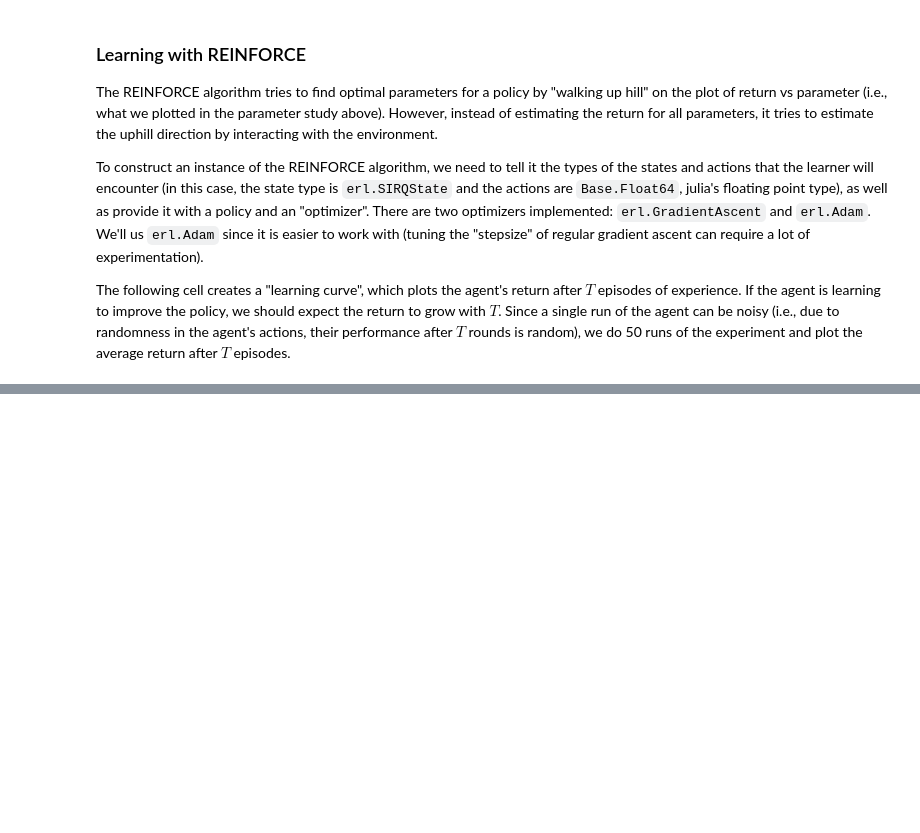
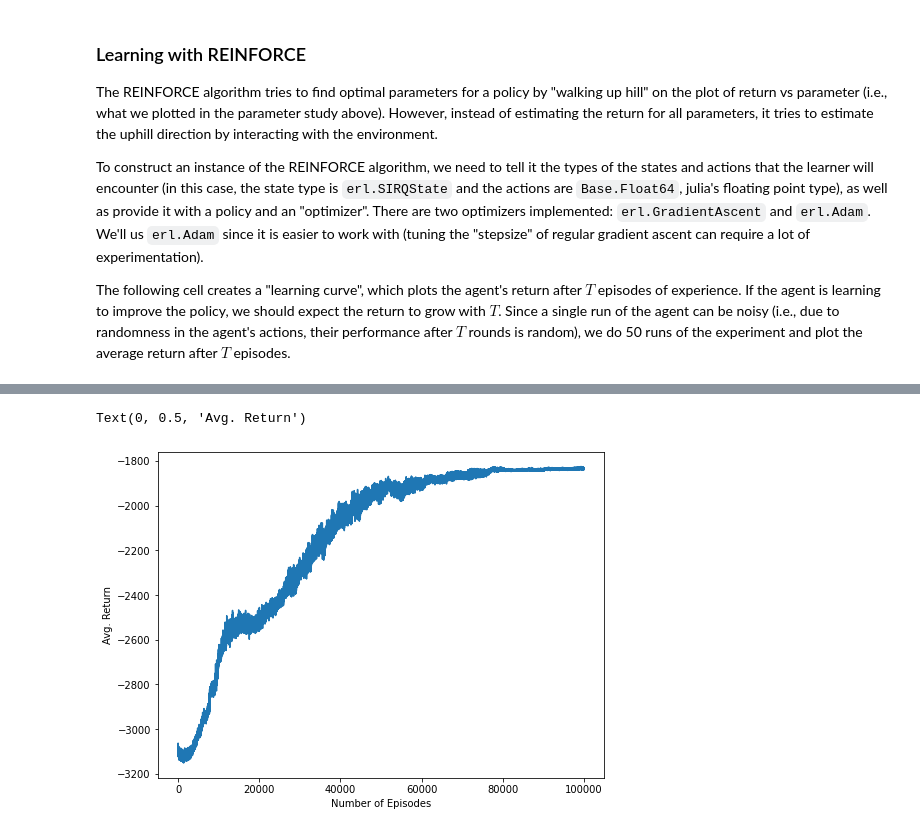
Before and after one commit to TravisBarryDick/EpidemicRL, a Jupyter notebook: notebooks/Python Policy Gradient Example.ipynb, the cells around one changed output, grey strips where cells are left out. Drawn from its saved outputs; the diff is of its cells as text; code cells hidden in the pictures; blank space fills up the shorter version.

Commit message:
Large update.
Reorganizing and bugfixes. Implemented SIRQTileCoder.

```diff
--- a/notebooks/Python Policy Gradient Example.ipynb
+++ b/notebooks/Python Policy Gradient Example.ipynb
@@ -173,0 +190,18 @@ Text(0, 0.5, 'Avg. Return')
+# %%
+# Create a tile coding feature extractor
+feature_extractor = erl.SIRQTileCoder(1, 10, 10, 1, 1)
+# Create the policy that we'll use for learning
+policy = erl.LogitNormalPolicy(feature_extractor, 0.05)
+# Initialize the optimizer. The array we pass in is the initial value of the parameter mu
+optimizer = erl.Adam(-2*np.ones(erl.num_features(feature_extractor)))
+# Create the Reinforce agent. We pass in the state type, action type, policy, and optimizer
+agt_f = erl.ReinforceAgent(erl.SIRQState, Base.Float64, policy, optimizer)
+# Finally, create an agent that uses the action transformer to convert the fraction f into a number of quarantines
+agt_Q = erl.ActionTransformer(agt_f, erl.fraction_to_quarantines)
+# Call the `erl.learning_curve` function to produce a learning curve over 100,000 episodes aveaged on 50 runs.
+%time lc = erl.learning_curve(env, agt_Q, 100000, 5)
+
+plt.plot(lc)
+plt.xlabel("Number of Episodes")
+plt.ylabel("Avg. Return")
+# %% [output]
@@ -173,0 +210,2 @@ Text(0, 0.5, 'Avg. Return')
+Text(0, 0.5, 'Avg. Return')
+[figure, added]
```
Also changed, not shown: parts of 13 cells of this notebook, 11 other files.
